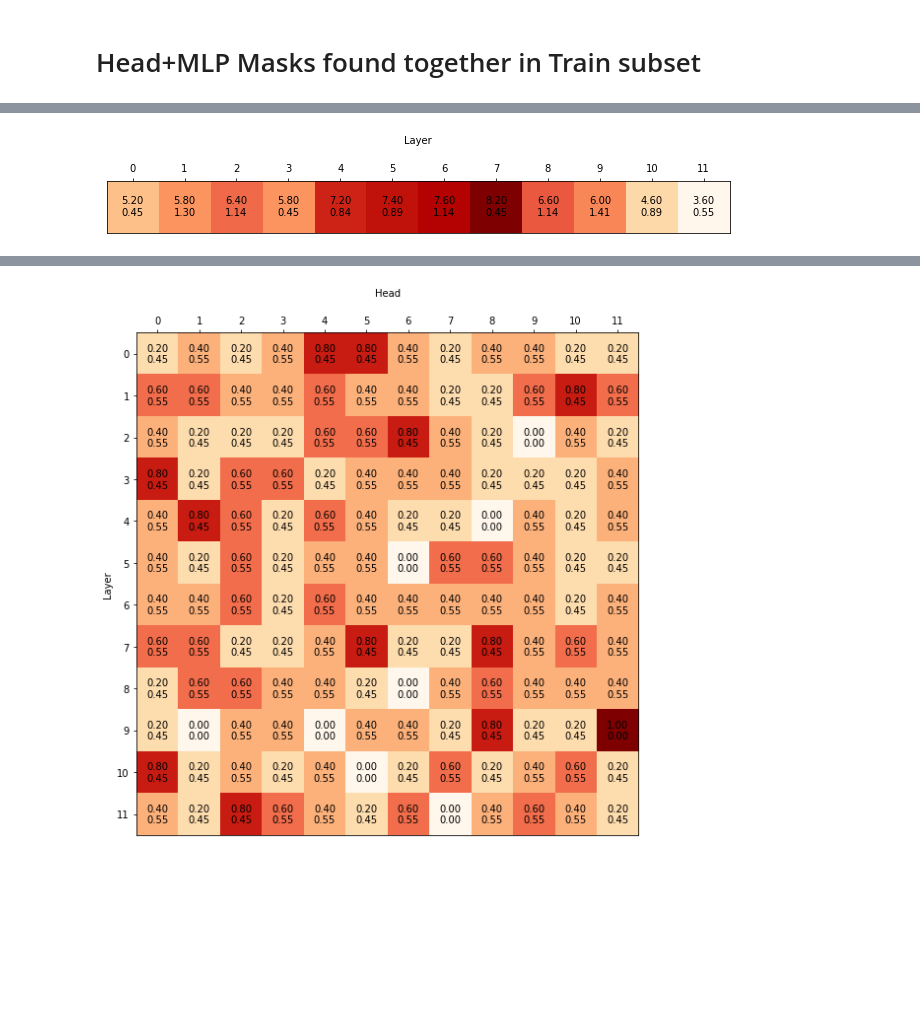
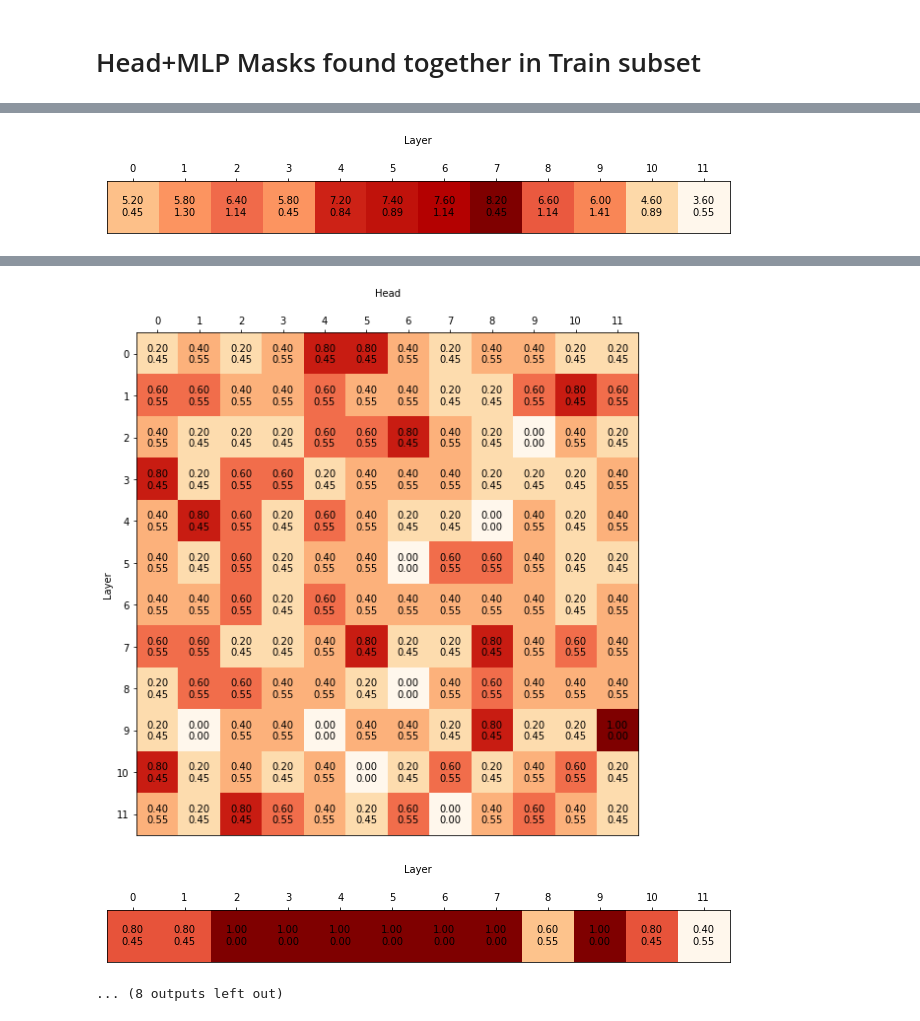
Before and after one commit to sai-prasanna/bert-experiments, a Jupyter notebook: experiment_analysis/component_heatmaps.ipynb, the cells around one changed output, grey strips where cells are left out. Cells and saved outputs as stored; diff of their text form; code cells hidden in the pictures; blank space fills up the shorter version.

Commit message:
Rename the directories and train_subset mlp heatmap.

```diff
--- a/experiment_analysis/component_heatmaps.ipynb
+++ b/experiment_analysis/component_heatmaps.ipynb
@@ -178,21 +178,24 @@ show_task_specific_mlp_heatmap(n_mlp_data, "heatmaps/task_specific", "mlps_heatm
 # %%
 experiments_path = pathlib.Path("../mask_experiments/masks_both_train_subset/")
 nn_mlp_data = load_mlp_data(experiments_path)
-show_heads_heatmap(nn_head_data, "heatmaps/all_tasks/head_heatmap_together_train_subset.pdf")
-show_mlps_heatmap(nn_mlp_data, "heatmaps/all_tasks/mlps_heatmap_together_train_subset.pdf")
-show_task_specific_heads_heatmap(nn_head_data, "heatmaps/task_specific/", "head_heatmap_together_train_subset.pdf")
+show_heads_heatmap(nn_head_data, "heatmaps/all_tasks/train_subset/head_heatmap_together_train_subset.pdf")
+show_mlps_heatmap(nn_mlp_data, "heatmaps/all_tasks/train_subset/mlps_heatmap_together_train_subset.pdf")
+show_task_specific_heads_heatmap(nn_head_data, "heatmaps/task_specific/train_subset", "head_heatmap_together_train_subset.pdf")
+show_task_specific_mlp_heatmap(nn_mlp_data, "heatmaps/task_specific/train_subset", "mlps_heatmap_together_train_subset.pdf")
 # %% [output]
 [figure]
 [figure]
 [figure]
 [figure]
 [figure]
 [figure]
 [figure]
 [figure]
 [figure]
 [figure]
 [figure]
+[figure, added]
+... (8 outputs left out)
 # %%
 # Randomly generated data for each task for sanity check.
 random_head_data = {}
```
Also changed, not shown: 31 other files.
